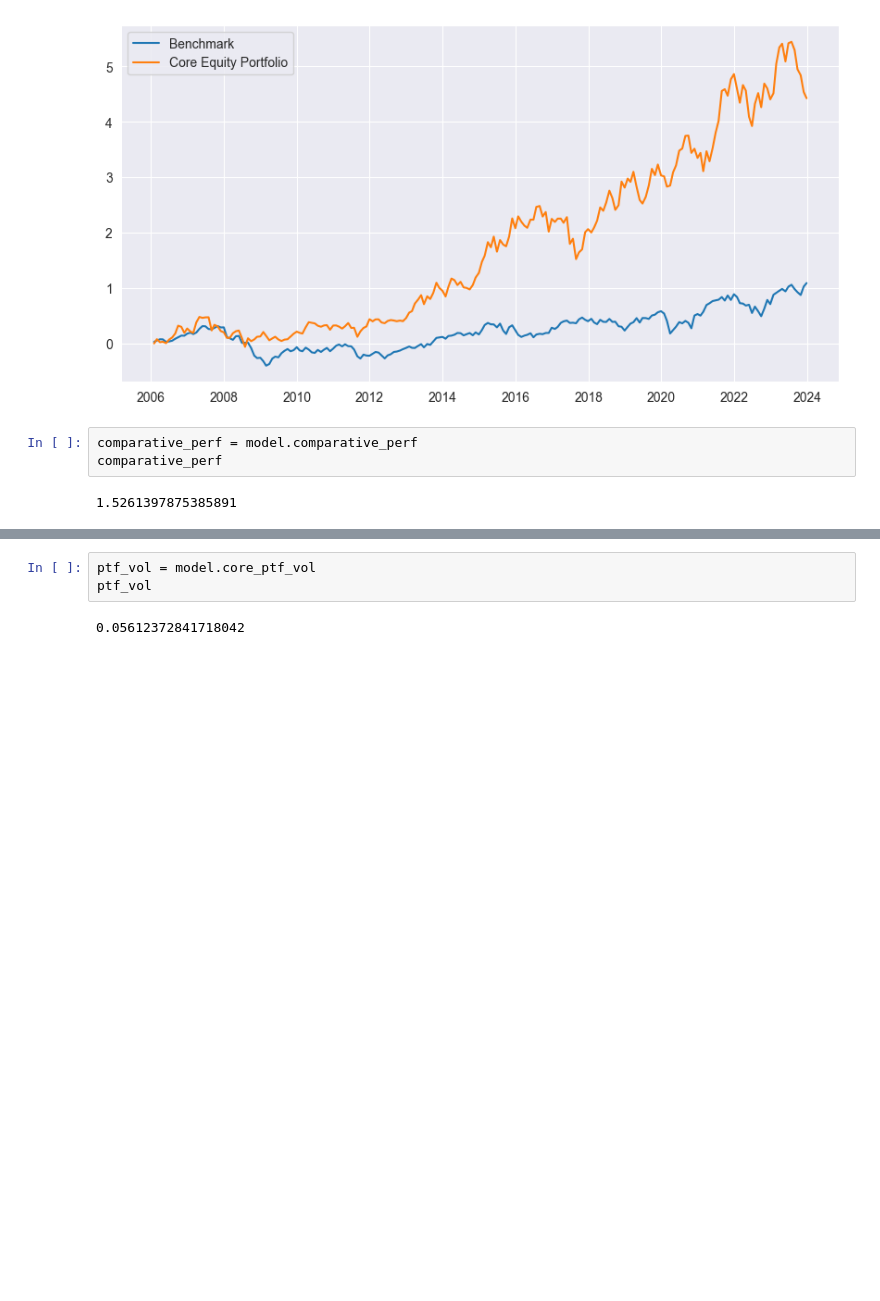
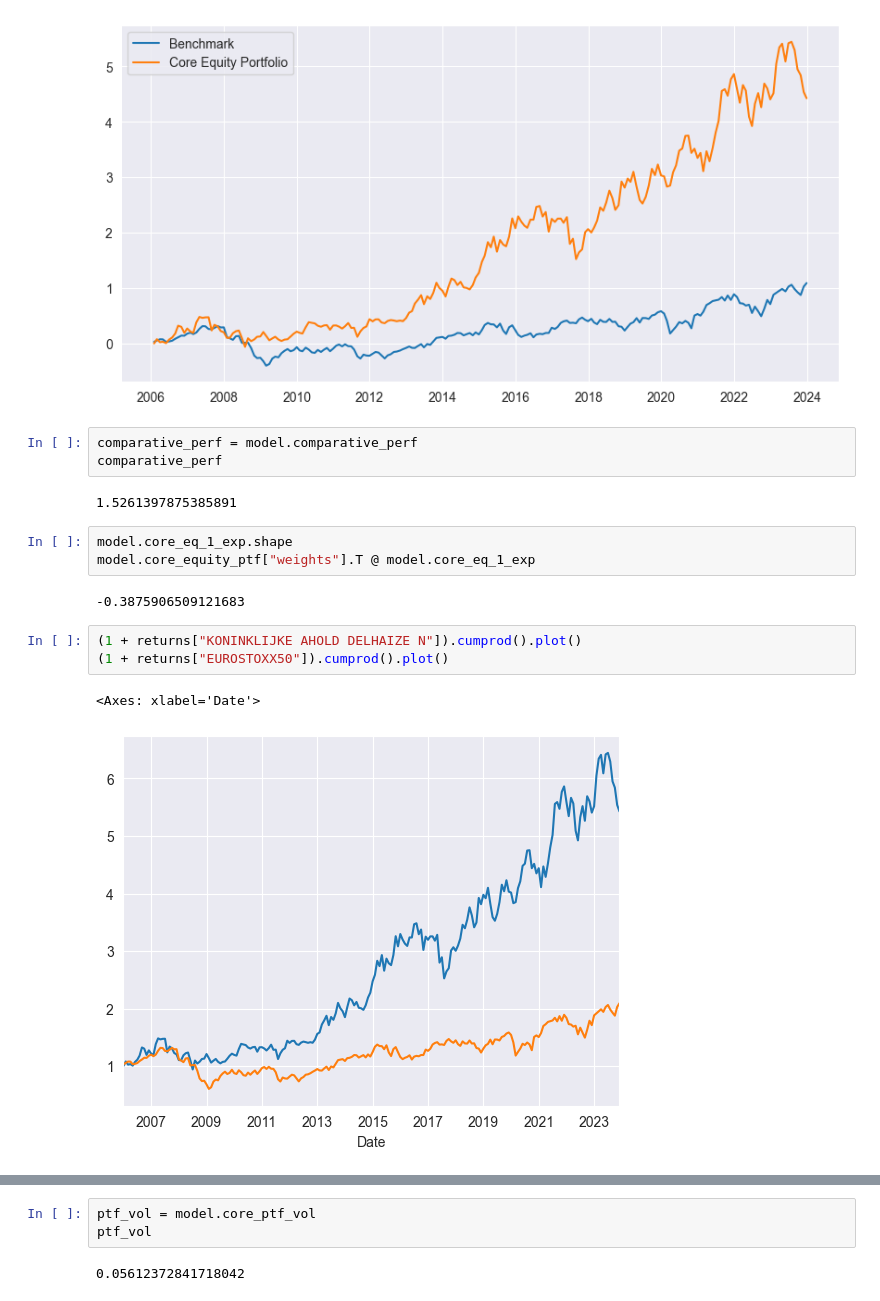
Before and after one commit to RomainCastellarnau/Financial-Econometrics-II, a Jupyter notebook: Code/core_portfolio.ipynb, the cells around one changed output, grey strips where cells are left out. Cells and saved outputs as stored; diff of their text form; blank space fills up the shorter version.

```diff
--- a/Code/core_portfolio.ipynb
+++ b/Code/core_portfolio.ipynb
@@ -104,3 +137,14 @@ comparative_perf = model.comparative_perf
 comparative_perf
 # %% [output]
 1.5261397875385891
+# %%
+model.core_eq_1_exp.shape
+model.core_equity_ptf["weights"].T @ model.core_eq_1_exp
+# %% [output]
+-0.3875906509121683
+# %%
+(1 + returns["KONINKLIJKE AHOLD DELHAIZE N"]).cumprod().plot()
+(1 + returns["EUROSTOXX50"]).cumprod().plot()
+# %% [output]
+<Axes: xlabel='Date'>
+[figure, added]
```
Also changed, not shown: parts of 9 cells of this notebook, 1 other file.
